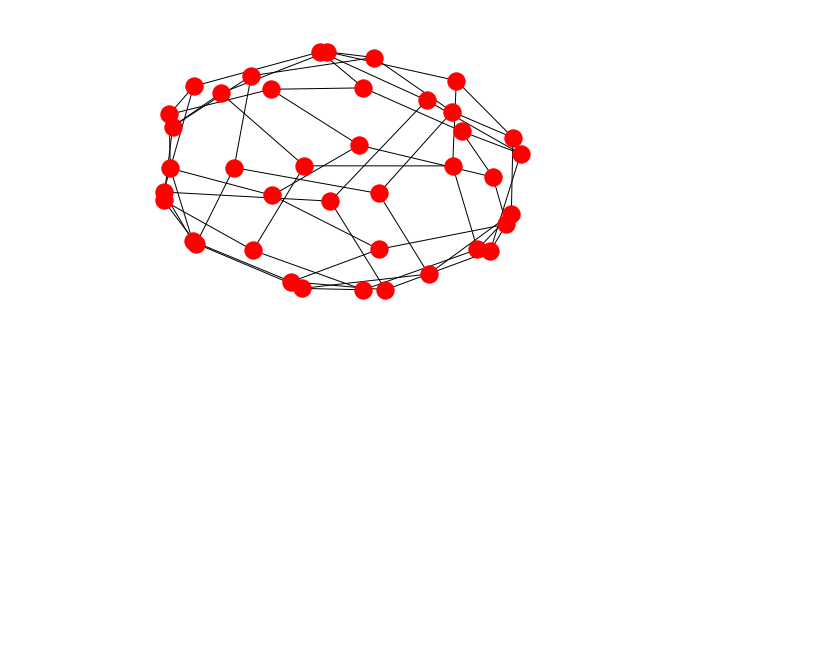
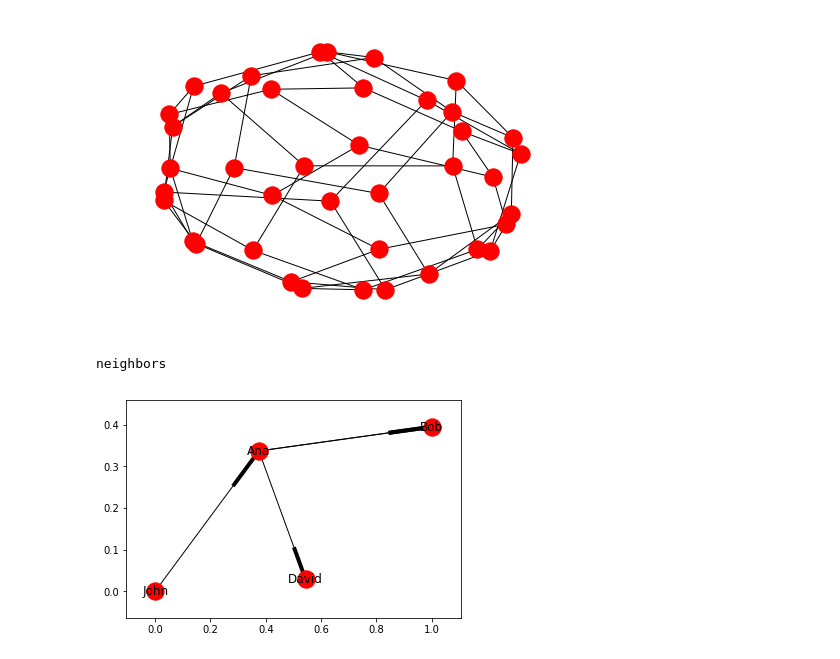
Before and after one commit to tukichen/Social-Network-Graph-Analysis-on-AWS, a Jupyter notebook: Loading Graphs in NetworkX.ipynb, the cells around one changed output. Cells and saved outputs as stored; diff of their text form; code cells hidden in the pictures; blank space fills up the shorter version.

```diff
--- a/Loading Graphs in NetworkX.ipynb
+++ b/Loading Graphs in NetworkX.ipynb
@@ -71,3 +71,18 @@ nx.draw(G, pos=nx.spring_layout(G))
     Axes and/or Figure.
   plt.hold(b)
 [figure]
+# %%
+import networkx as nx
+G= nx.MultiDiGraph()
+
+G.add_edge('John', 'Ana', weight= 3, relation= 'siblings')
+G.add_edge('Ana', 'David', weight= 4, relation= 'Cousins')
+G.add_edge('Ana', 'Bob', weight= 1, relation= 'friends')
+G.add_edge('Ana', 'Bob', weight= 1, relation= 'neighbors')
+print( G.edge['Ana']['Bob'][1]['relation'])
+
+# draw the network
+nx.draw_networkx(G)
+# %% [output]
+neighbors
+[figure, added]
```
